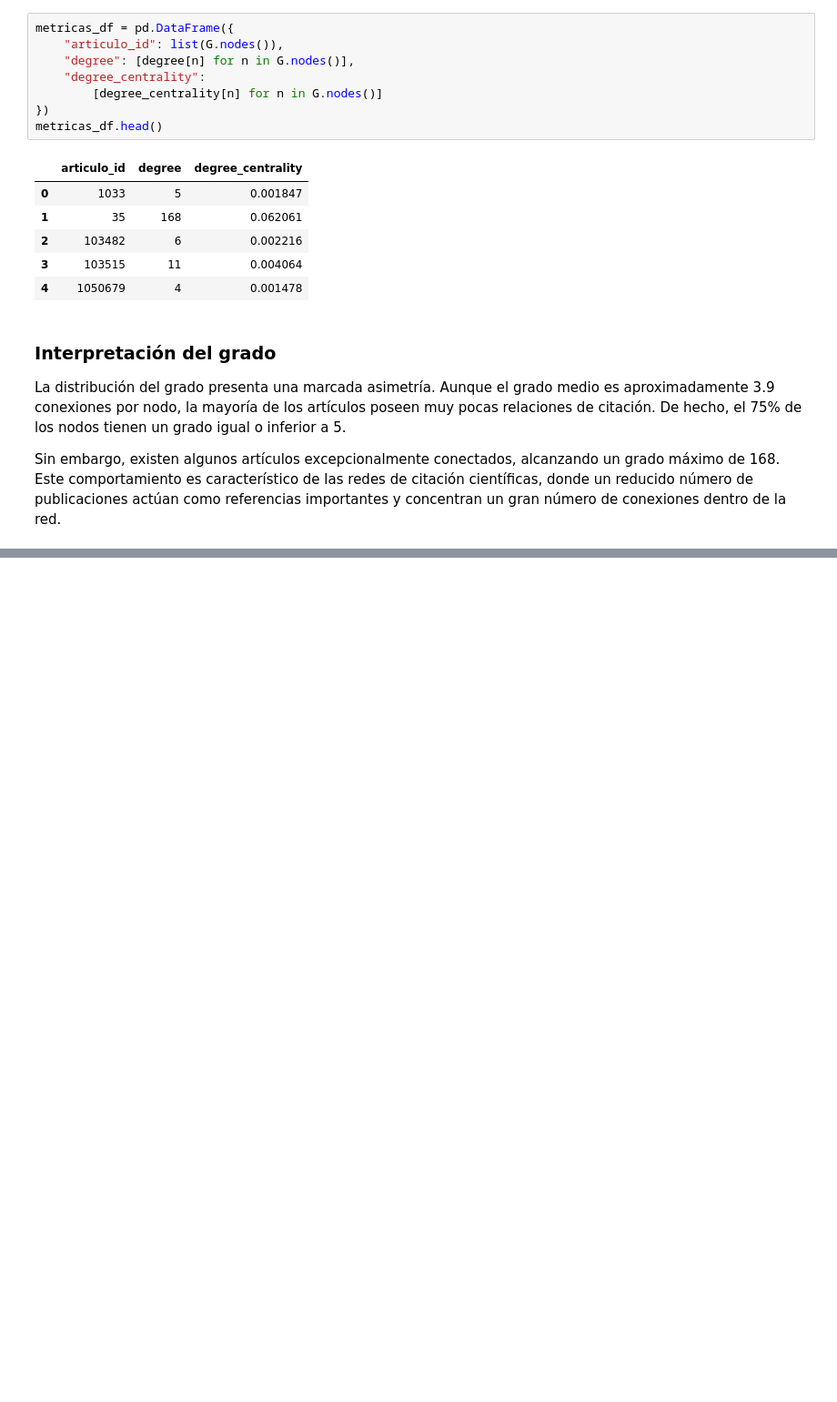
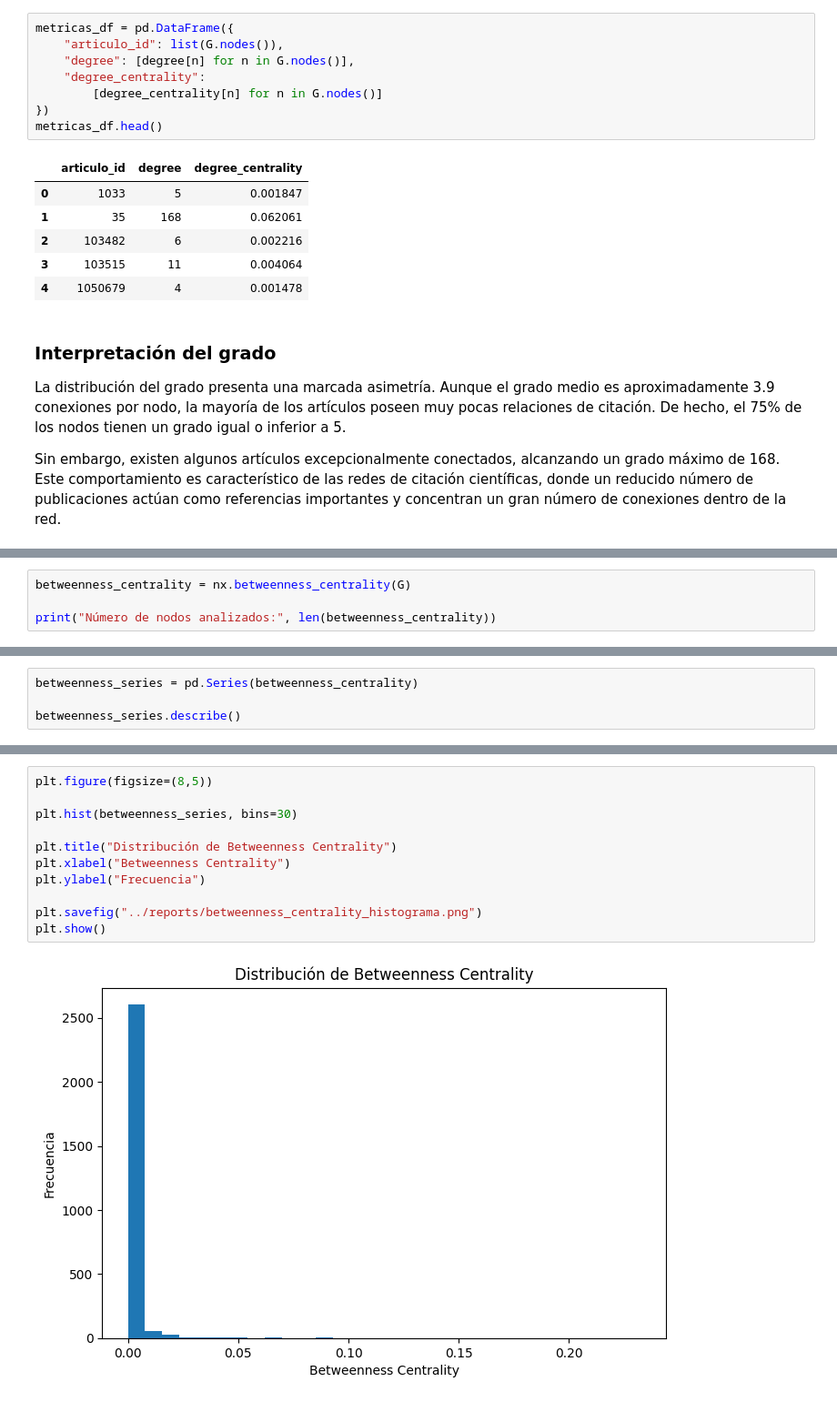
Before and after one commit to enriquepc004/ia-aprendizaje-relacional, a Jupyter notebook: notebooks/02_metricas_relacionales.ipynb, the cells around one changed output, grey strips where cells are left out. Shown at 91% size. Drawn from its saved outputs; the diff is of its cells as text; blank space fills up the shorter version.

Commit message:
Métrica de betweenness centrality

```diff
--- a/notebooks/02_metricas_relacionales.ipynb
+++ b/notebooks/02_metricas_relacionales.ipynb
@@ -249,0 +258,4 @@ Sin embargo, existen algunos artículos excepcionalmente conectados, alcanzando
+# %%
+betweenness_centrality = nx.betweenness_centrality(G)
+
+print("Número de nodos analizados:", len(betweenness_centrality))
@@ -249,0 +266,4 @@ Sin embargo, existen algunos artículos excepcionalmente conectados, alcanzando
+# %%
+betweenness_series = pd.Series(betweenness_centrality)
+
+betweenness_series.describe()
@@ -249,0 +280,13 @@ Sin embargo, existen algunos artículos excepcionalmente conectados, alcanzando
+# %%
+plt.figure(figsize=(8,5))
+
+plt.hist(betweenness_series, bins=30)
+
+plt.title("Distribución de Betweenness Centrality")
+plt.xlabel("Betweenness Centrality")
+plt.ylabel("Frecuencia")
+
+plt.savefig("../reports/betweenness_centrality_histograma.png")
+plt.show()
+# %% [output]
+[figure, added]
```
Also changed, not shown: parts of 11 cells of this notebook, 1 other file.
